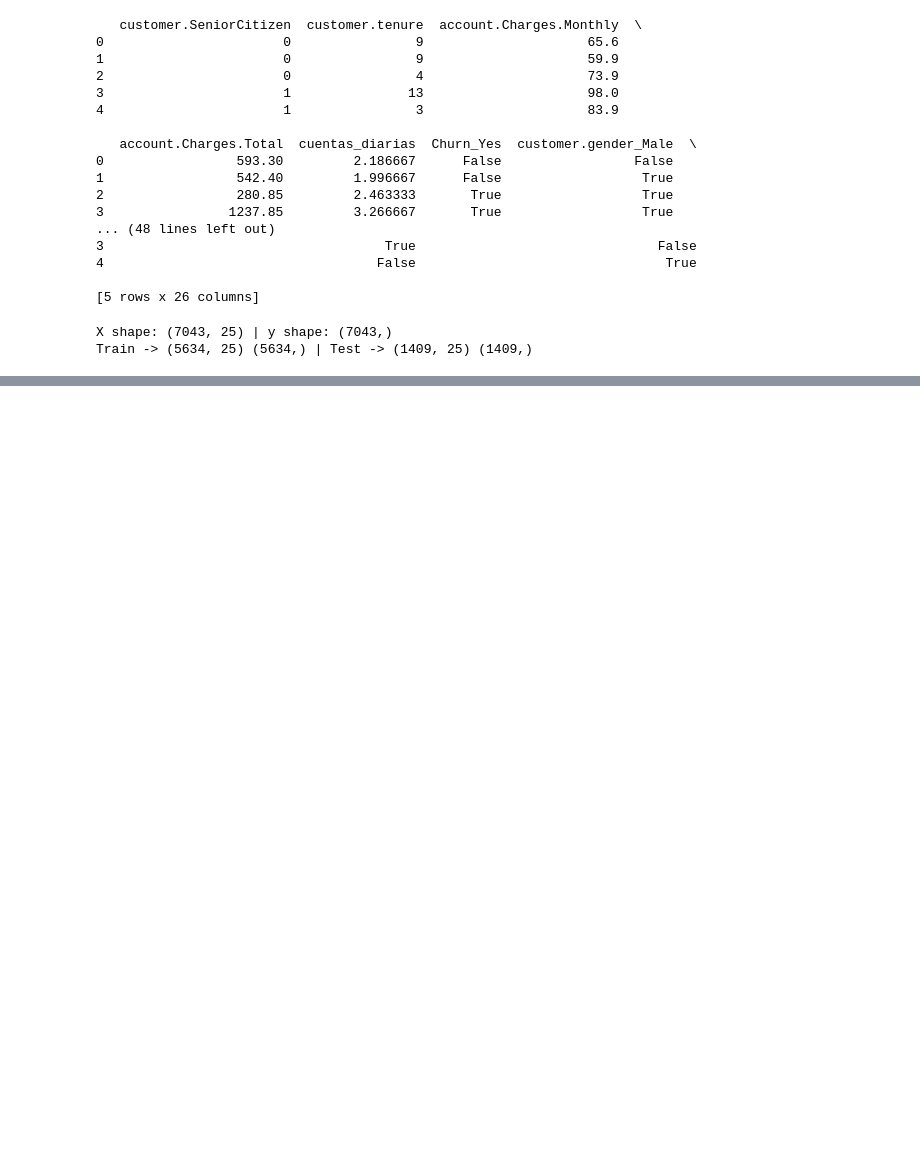
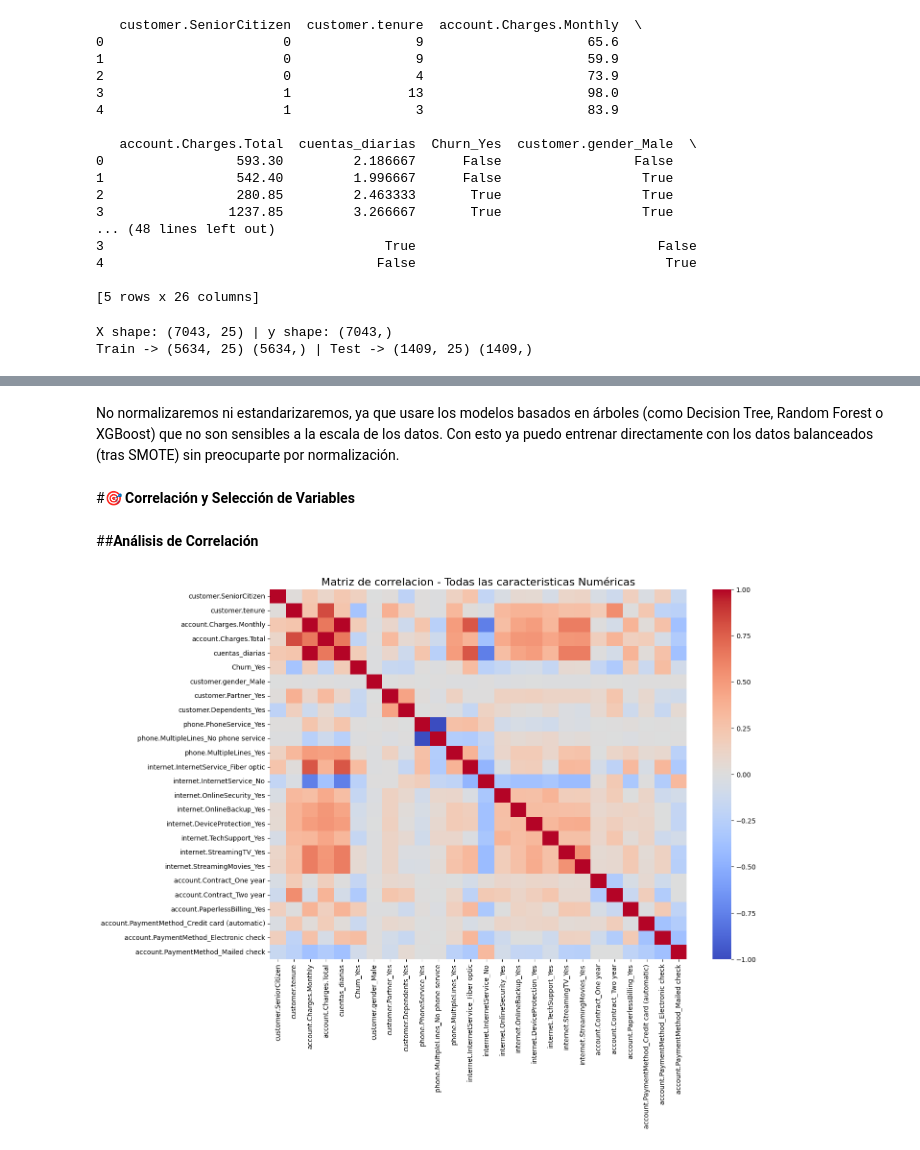
Before and after one commit to Diana13Delgado/Challenge-TelecomX-parte-2, a Jupyter notebook: Challenge_TelecomX_parte_2.ipynb, the cells around one changed output, grey strips where cells are left out. Cells and saved outputs as stored; diff of their text form; code cells hidden in the pictures; blank space fills up the shorter version.

```diff
--- a/Challenge_TelecomX_parte_2.ipynb
+++ b/Challenge_TelecomX_parte_2.ipynb
@@ -150,0 +203,6 @@ Train -> (5634, 25) (5634,) | Test -> (1409, 25) (1409,)
+# %% [markdown]
+No normalizaremos ni estandarizaremos, ya que usare los modelos basados en árboles (como Decision Tree, Random Forest o XGBoost) que no son sensibles a la escala de los datos. Con esto ya puedo entrenar directamente con los datos balanceados (tras SMOTE) sin preocuparte por normalización.
+# %% [markdown]
+#**🎯 Correlación y Selección de Variables**
+# %% [markdown]
+##**Análisis de Correlación**
@@ -150,0 +212,10 @@ Train -> (5634, 25) (5634,) | Test -> (1409, 25) (1409,)
+# %%
+corr = datos_encoded.corr()
+# %%
+# Matriz de correlación completa
+plt.figure(figsize=(14,10))
+sns.heatmap(corr, cmap="coolwarm", center=0, annot=False, cbar=True)
+plt.title("Matriz de correlacion - Todas las caracteristicas Numéricas", fontsize=16)
+plt.show()
+# %% [output]
+[figure, added]
```
Also changed, not shown: parts of 38 cells of this notebook.
